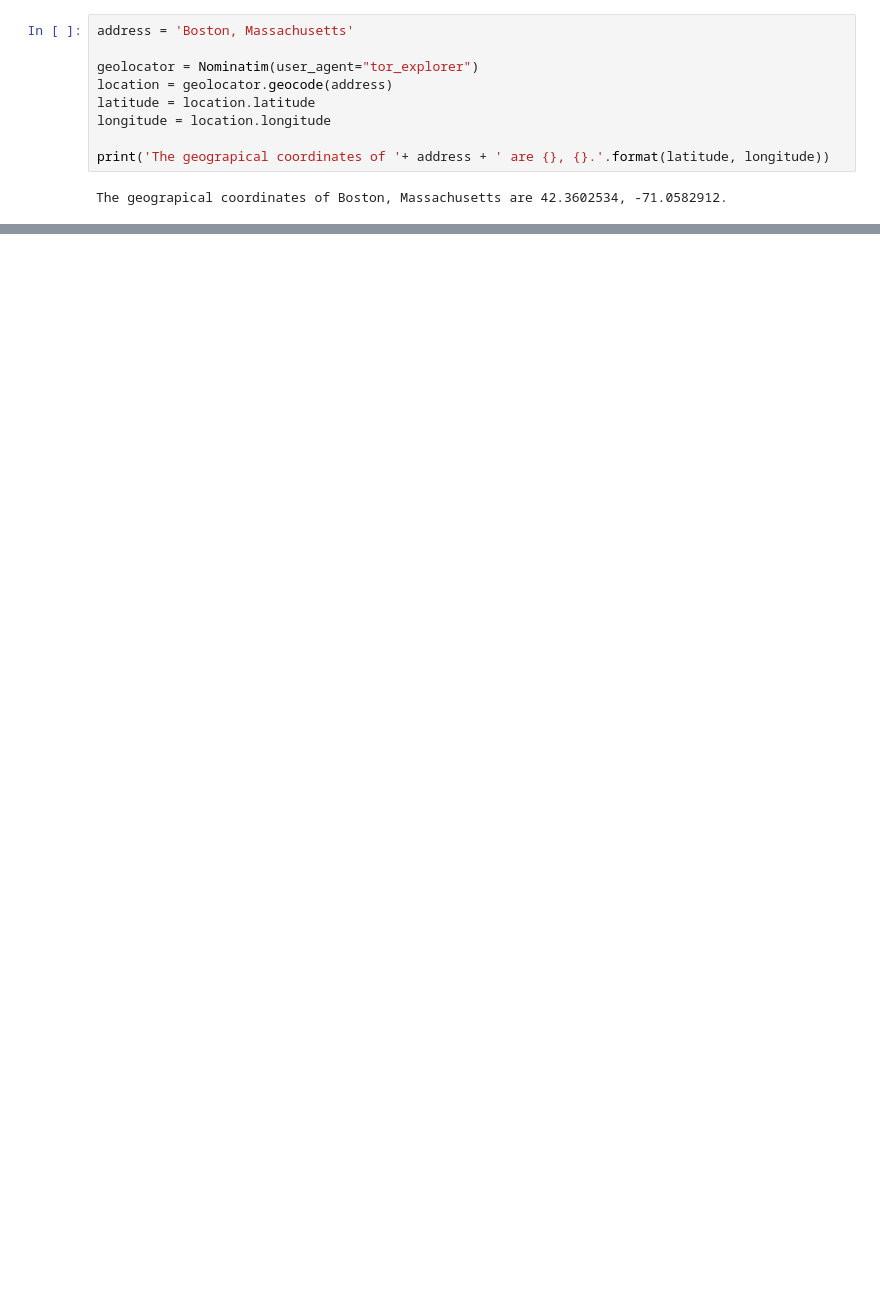
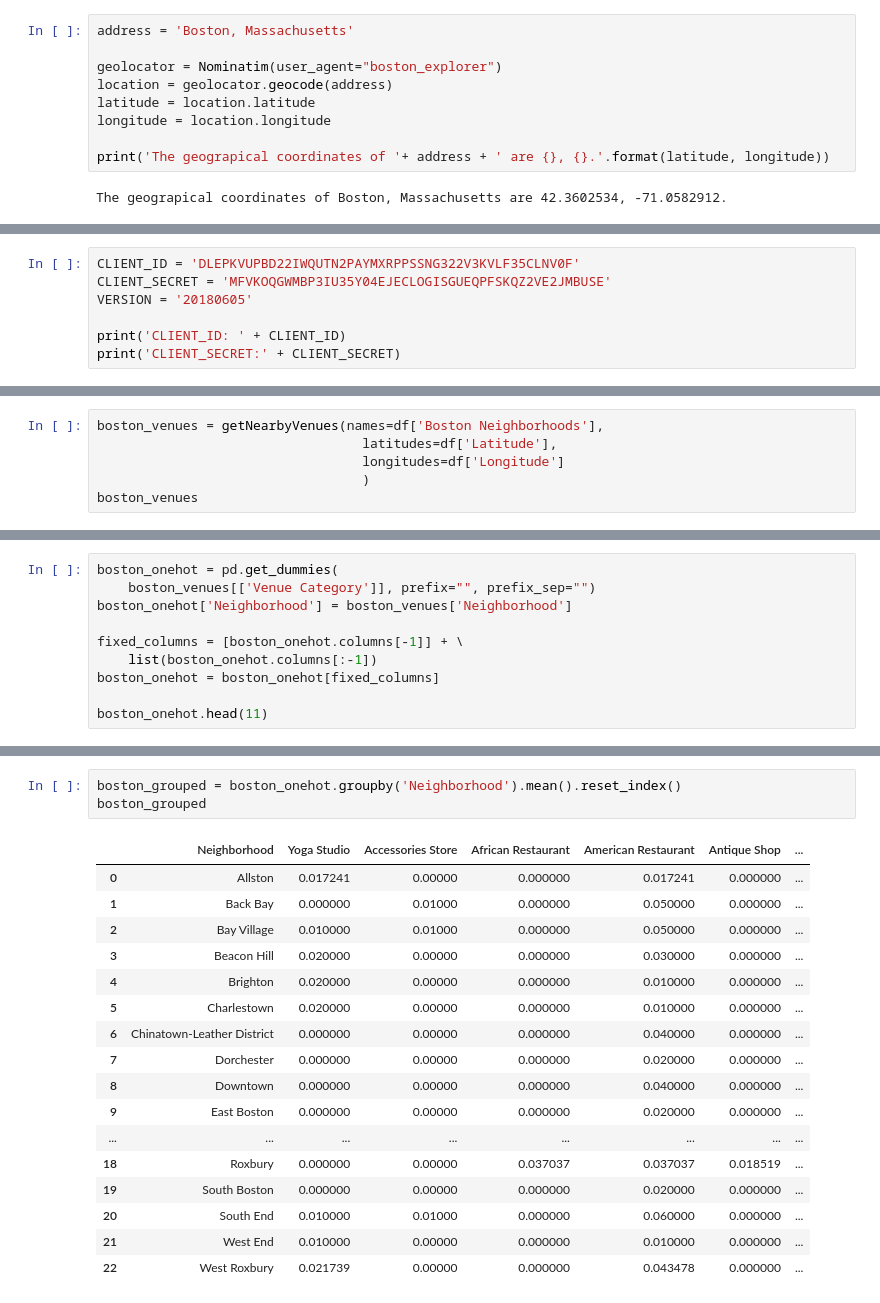
Before and after one commit to zokigorgiev83/Coursera-Capstone, a Jupyter notebook: the_battle_of_neighborhoods.ipynb, the cells around one changed output, grey strips where cells are left out. Drawn from its saved outputs; the diff is of its cells as text; blank space fills up the shorter version.

```diff
--- a/the_battle_of_neighborhoods.ipynb
+++ b/the_battle_of_neighborhoods.ipynb
@@ -392,7 +394,7 @@ df
 # %%
 address = 'Boston, Massachusetts'
 
-geolocator = Nominatim(user_agent="tor_explorer")
+geolocator = Nominatim(user_agent="boston_explorer")
 location = geolocator.geocode(address)
 latitude = location.latitude
 longitude = location.longitude
@@ -410,3 +412,10 @@ for lat, lng, neighborhood in zip(df['Latitude'], df['Longitude'], df['Boston Ne
 map_boston
 # %% [output]
 [interactive output not drawn]
+# %%
+CLIENT_ID = 'DLEPKVUPBD22IWQUTN2PAYMXRPPSSNG322V3KVLF35CLNV0F'
+CLIENT_SECRET = 'MFVKOQGWMBP3IU35Y04EJECLOGISGUEQPFSKQZ2VE2JMBUSE'
+VERSION = '20180605'
+
+print('CLIENT_ID: ' + CLIENT_ID)
+print('CLIENT_SECRET:' + CLIENT_SECRET)
@@ -412,0 +472,6 @@ map_boston
+# %%
+boston_venues = getNearbyVenues(names=df['Boston Neighborhoods'],
+                                  latitudes=df['Latitude'],
+                                  longitudes=df['Longitude']
+                                  )
+boston_venues
@@ -412,0 +534,10 @@ map_boston
+# %%
+boston_onehot = pd.get_dummies(
+    boston_venues[['Venue Category']], prefix="", prefix_sep="")
+boston_onehot['Neighborhood'] = boston_venues['Neighborhood']
+
+fixed_columns = [boston_onehot.columns[-1]] + \
+    list(boston_onehot.columns[:-1])
+boston_onehot = boston_onehot[fixed_columns]
+
+boston_onehot.head(11)
@@ -412,0 +558,21 @@ map_boston
+# %%
+boston_grouped = boston_onehot.groupby('Neighborhood').mean().reset_index()
+boston_grouped
+# %% [output]
+|  | Neighborhood | Yoga Studio | Accessories Store | African Restaurant | American Restaurant | Antique Shop | ... |
+| 0 | Allston | 0.017241 | 0.00000 | 0.000000 | 0.017241 | 0.000000 | ... |
+| 1 | Back Bay | 0.000000 | 0.01000 | 0.000000 | 0.050000 | 0.000000 | ... |
+| 2 | Bay Village | 0.010000 | 0.01000 | 0.000000 | 0.050000 | 0.000000 | ... |
+| 3 | Beacon Hill | 0.020000 | 0.00000 | 0.000000 | 0.030000 | 0.000000 | ... |
+| 4 | Brighton | 0.020000 | 0.00000 | 0.000000 | 0.010000 | 0.000000 | ... |
+| 5 | Charlestown | 0.020000 | 0.00000 | 0.000000 | 0.010000 | 0.000000 | ... |
+| 6 | Chinatown-Leather District | 0.000000 | 0.00000 | 0.000000 | 0.040000 | 0.000000 | ... |
+| 7 | Dorchester | 0.000000 | 0.00000 | 0.000000 | 0.020000 | 0.000000 | ... |
+| 8 | Downtown | 0.000000 | 0.00000 | 0.000000 | 0.040000 | 0.000000 | ... |
+| 9 | East Boston | 0.000000 | 0.00000 | 0.000000 | 0.020000 | 0.000000 | ... |
+| ... | ... | ... | ... | ... | ... | ... | ... |
+| 18 | Roxbury | 0.000000 | 0.00000 | 0.037037 | 0.037037 | 0.018519 | ... |
+| 19 | South Boston | 0.000000 | 0.00000 | 0.000000 | 0.020000 | 0.000000 | ... |
+| 20 | South End | 0.010000 | 0.01000 | 0.000000 | 0.060000 | 0.000000 | ... |
+| 21 | West End | 0.010000 | 0.00000 | 0.000000 | 0.010000 | 0.000000 | ... |
+| 22 | West Roxbury | 0.021739 | 0.00000 | 0.000000 | 0.043478 | 0.000000 | ... |
```
Also changed, not shown: parts of 21 cells of this notebook.
